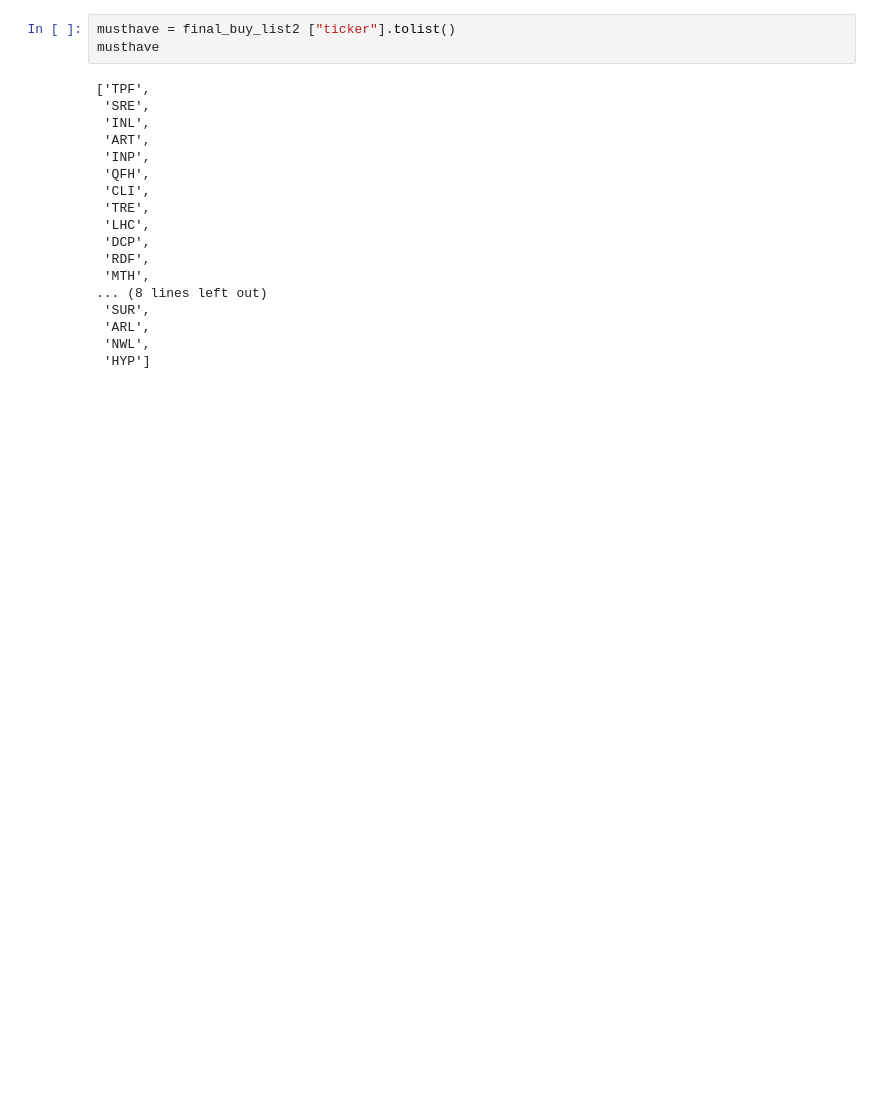
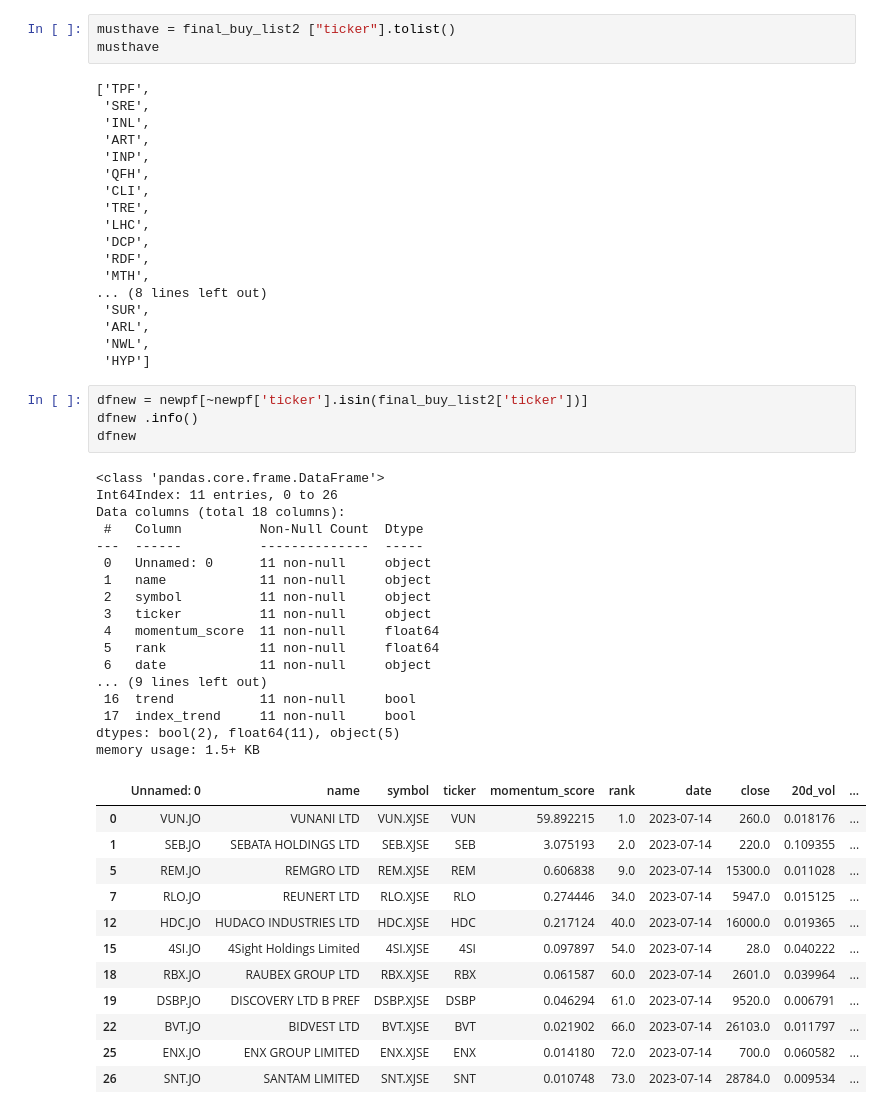
Before and after one commit to helmieresearch/helmieresearch, a Jupyter notebook: Momentum_Ranking_Model.ipynb, the cells around one changed output. Drawn from its saved outputs; the diff is of its cells as text; blank space fills up the shorter version.

```diff
--- a/Momentum_Ranking_Model.ipynb
+++ b/Momentum_Ranking_Model.ipynb
@@ -760,3 +760,37 @@ musthave
  'ARL',
  'NWL',
  'HYP']
+# %%
+dfnew = newpf[~newpf['ticker'].isin(final_buy_list2['ticker'])]
+dfnew .info()
+dfnew
+# %% [output]
+<class 'pandas.core.frame.DataFrame'>
+Int64Index: 11 entries, 0 to 26
+Data columns (total 18 columns):
+ #   Column          Non-Null Count  Dtype
+---  ------          --------------  -----
+ 0   Unnamed: 0      11 non-null     object
+ 1   name            11 non-null     object
+ 2   symbol          11 non-null     object
+ 3   ticker          11 non-null     object
+ 4   momentum_score  11 non-null     float64
+ 5   rank            11 non-null     float64
+ 6   date            11 non-null     object
+... (9 lines left out)
+ 16  trend           11 non-null     bool
+ 17  index_trend     11 non-null     bool
+dtypes: bool(2), float64(11), object(5)
+memory usage: 1.5+ KB
+|  | Unnamed: 0 | name | symbol | ticker | momentum_score | rank | date | close | 20d_vol | ... |
+| 0 | VUN.JO | VUNANI LTD | VUN.XJSE | VUN | 59.892215 | 1.0 | 2023-07-14 | 260.0 | 0.018176 | ... |
+| 1 | SEB.JO | SEBATA HOLDINGS LTD | SEB.XJSE | SEB | 3.075193 | 2.0 | 2023-07-14 | 220.0 | 0.109355 | ... |
+| 5 | REM.JO | REMGRO LTD | REM.XJSE | REM | 0.606838 | 9.0 | 2023-07-14 | 15300.0 | 0.011028 | ... |
+| 7 | RLO.JO | REUNERT LTD | RLO.XJSE | RLO | 0.274446 | 34.0 | 2023-07-14 | 5947.0 | 0.015125 | ... |
+| 12 | HDC.JO | HUDACO INDUSTRIES LTD | HDC.XJSE | HDC | 0.217124 | 40.0 | 2023-07-14 | 16000.0 | 0.019365 | ... |
+| 15 | 4SI.JO | 4Sight Holdings Limited | 4SI.XJSE | 4SI | 0.097897 | 54.0 | 2023-07-14 | 28.0 | 0.040222 | ... |
+| 18 | RBX.JO | RAUBEX GROUP LTD | RBX.XJSE | RBX | 0.061587 | 60.0 | 2023-07-14 | 2601.0 | 0.039964 | ... |
+| 19 | DSBP.JO | DISCOVERY LTD B PREF | DSBP.XJSE | DSBP | 0.046294 | 61.0 | 2023-07-14 | 9520.0 | 0.006791 | ... |
+| 22 | BVT.JO | BIDVEST LTD | BVT.XJSE | BVT | 0.021902 | 66.0 | 2023-07-14 | 26103.0 | 0.011797 | ... |
+| 25 | ENX.JO | ENX GROUP LIMITED | ENX.XJSE | ENX | 0.014180 | 72.0 | 2023-07-14 | 700.0 | 0.060582 | ... |
+| 26 | SNT.JO | SANTAM LIMITED | SNT.XJSE | SNT | 0.010748 | 73.0 | 2023-07-14 | 28784.0 | 0.009534 | ... |
```
